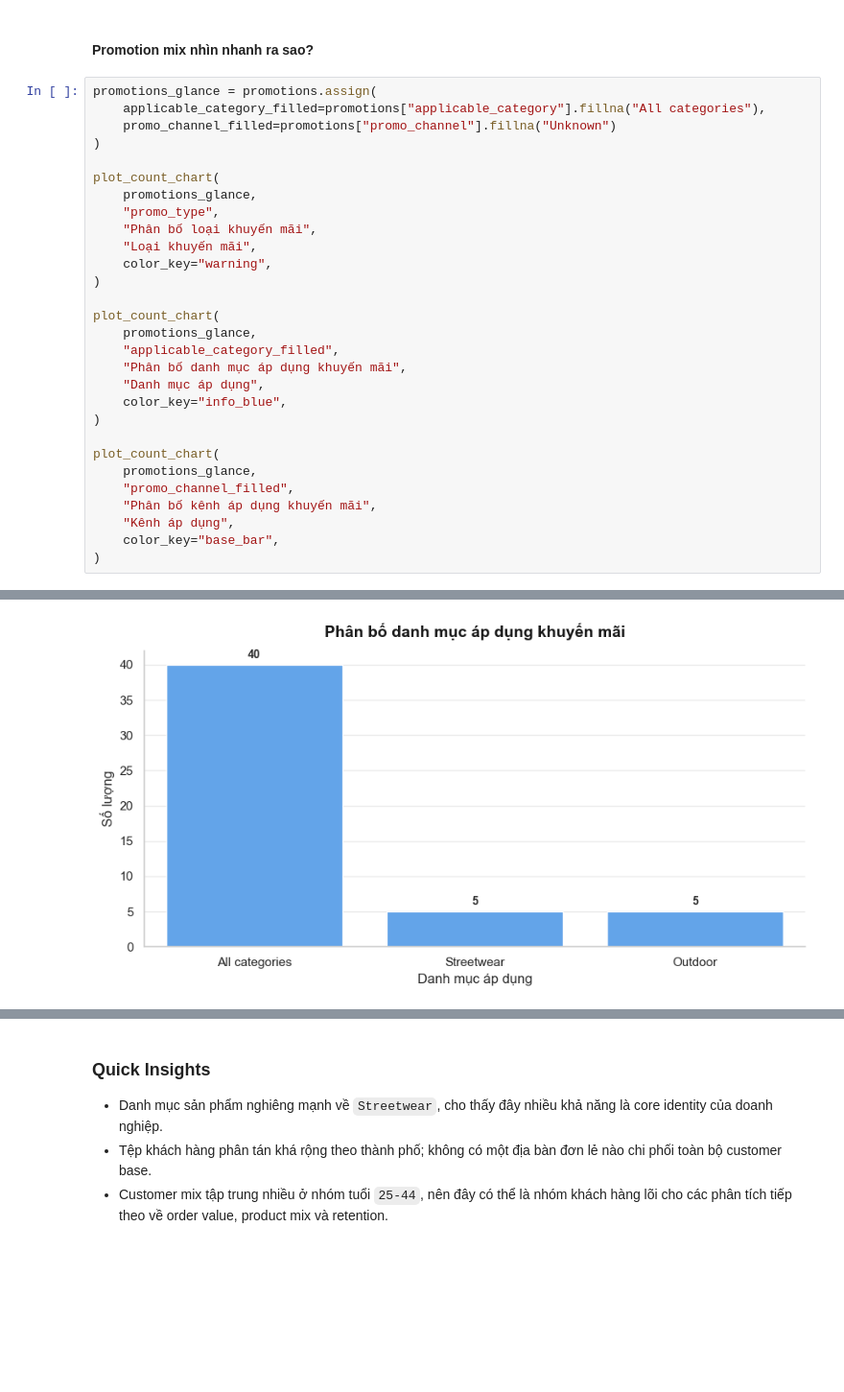
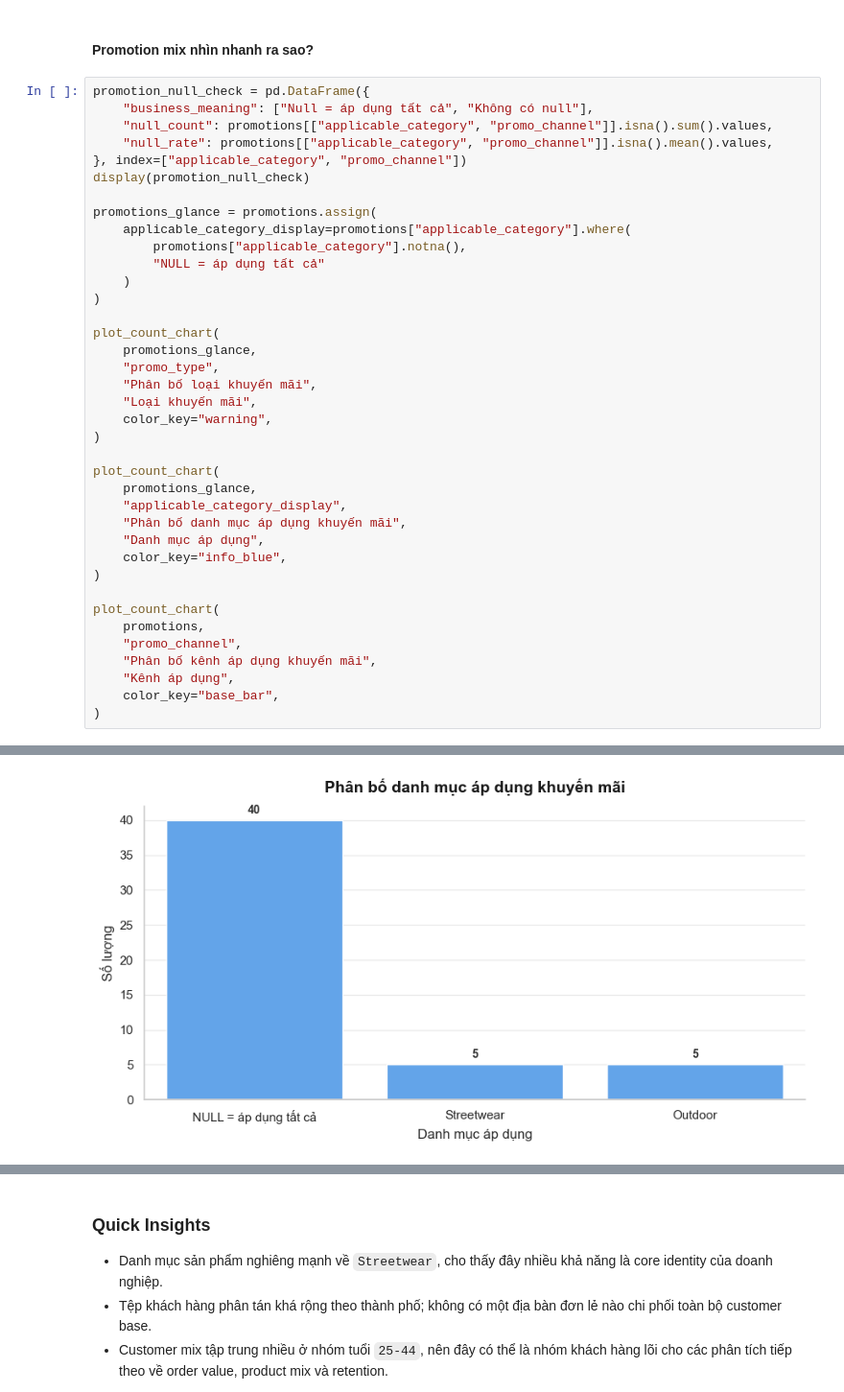
Before and after one commit to nguyen-lam-phuong-thao/datathon-2026-F.E.N.S, a Jupyter notebook: notebooks/Phan_2_EDA.ipynb, the cells around one changed output, grey strips where cells are left out. Shown at 96% size. Drawn from its saved outputs; the diff is of its cells as text; blank space fills up the shorter version.

```diff
--- a/notebooks/Phan_2_EDA.ipynb
+++ b/notebooks/Phan_2_EDA.ipynb
@@ -360,9 +360,18 @@ plot_count_chart(
 # %% [markdown]
 #### Promotion mix nhìn nhanh ra sao?
 # %%
+promotion_null_check = pd.DataFrame({
+    "business_meaning": ["Null = áp dụng tất cả", "Không có null"],
+    "null_count": promotions[["applicable_category", "promo_channel"]].isna().sum().values,
+    "null_rate": promotions[["applicable_category", "promo_channel"]].isna().mean().values,
+}, index=["applicable_category", "promo_channel"])
+display(promotion_null_check)
+
 promotions_glance = promotions.assign(
-    applicable_category_filled=promotions["applicable_category"].fillna("All categories"),
-    promo_channel_filled=promotions["promo_channel"].fillna("Unknown")
+    applicable_category_display=promotions["applicable_category"].where(
+        promotions["applicable_category"].notna(),
+        "NULL = áp dụng tất cả"
+    )
 )
 
 plot_count_chart(
@@ -375,15 +384,15 @@ plot_count_chart(
 
 plot_count_chart(
     promotions_glance,
-    "applicable_category_filled",
+    "applicable_category_display",
     "Phân bố danh mục áp dụng khuyến mãi",
     "Danh mục áp dụng",
     color_key="info_blue",
 )
 
 plot_count_chart(
-    promotions_glance,
-    "promo_channel_filled",
+    promotions,
+    "promo_channel",
     "Phân bố kênh áp dụng khuyến mãi",
     "Kênh áp dụng",
     color_key="base_bar",
@@ -392,5 +404,5 @@ plot_count_chart(
 [figure]
-[figure, old version]
+[figure, new version]
 [figure]
 # %% [markdown]
 ### Quick Insights
```
Also changed, not shown: parts of 24 cells of this notebook.
